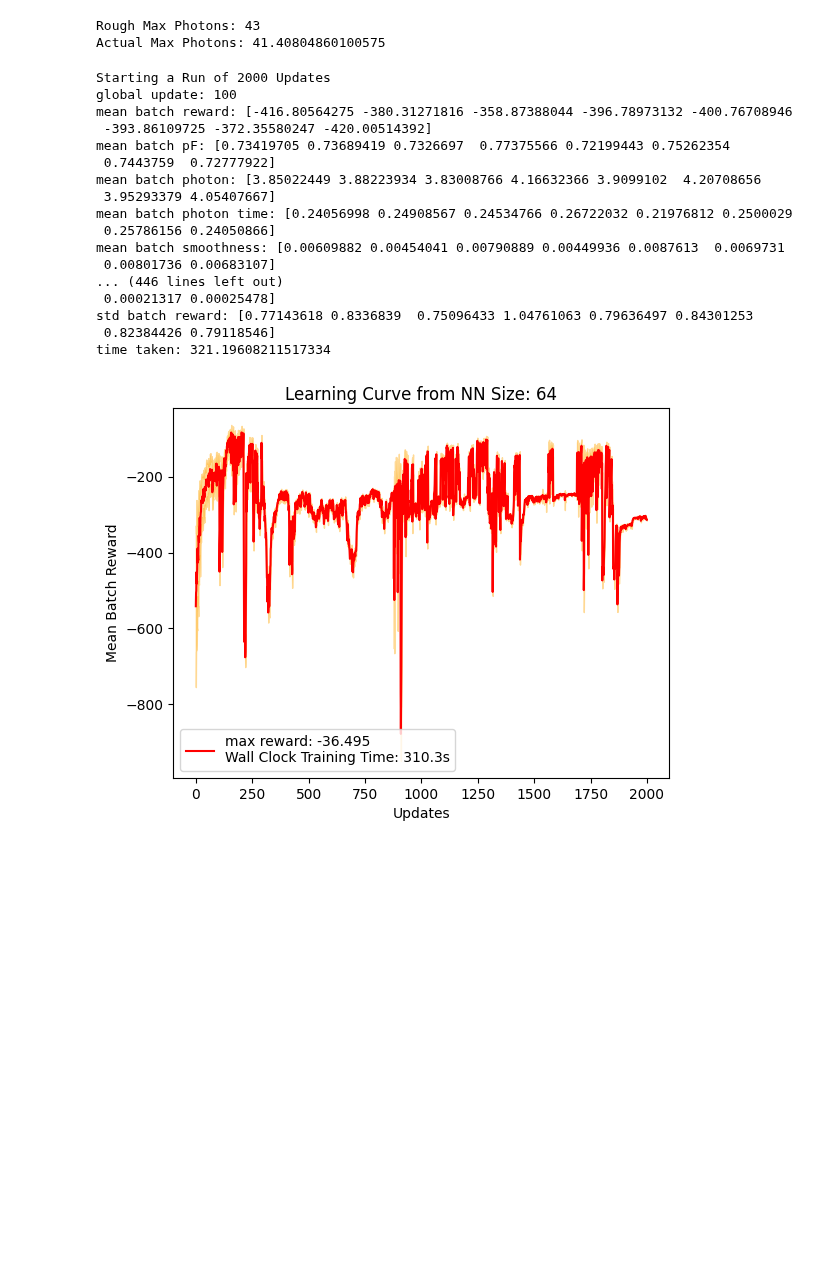
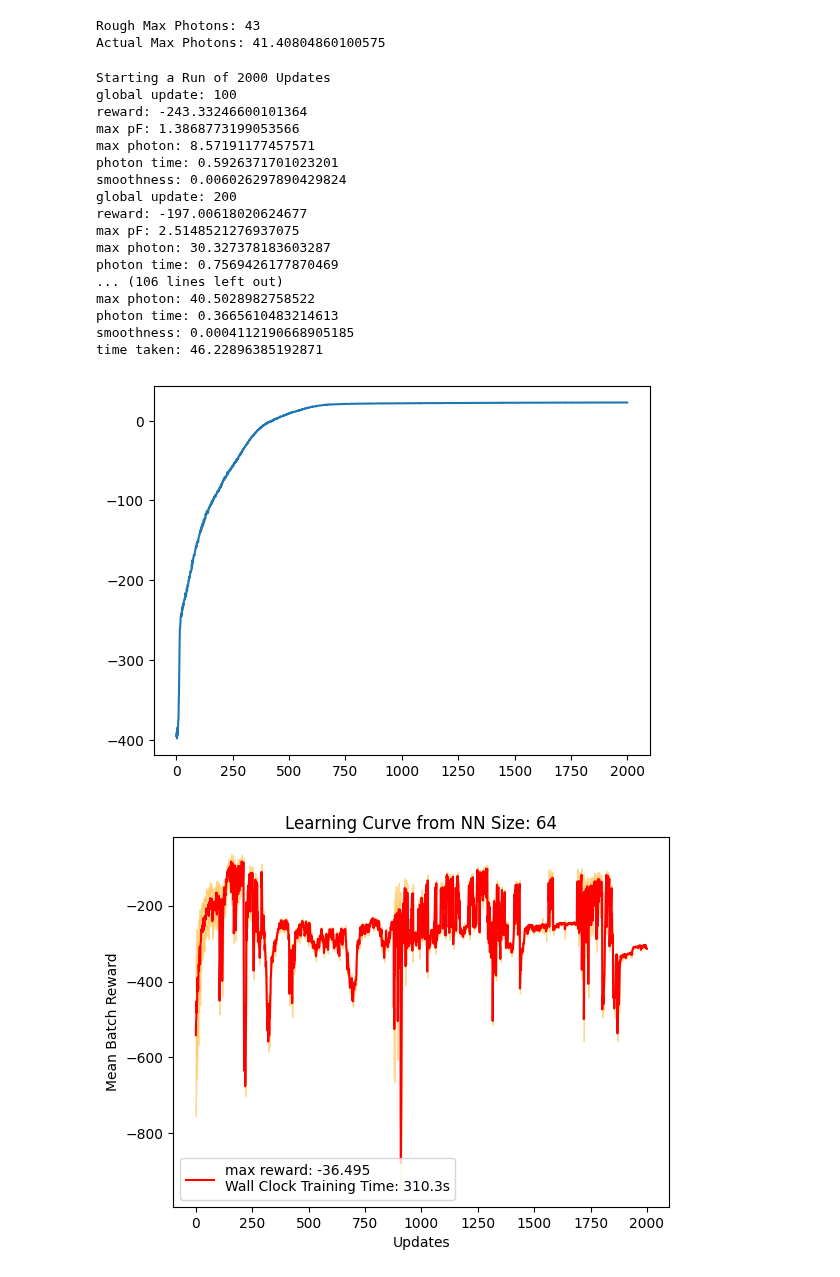
Before and after one commit to AnikenC/ReadoutWithRL, a Jupyter notebook: readoutWithRL/MLControl/ppo_example.ipynb, the cells around one changed output. Drawn from its saved outputs; the diff is of its cells as text; code cells hidden in the pictures; blank space fills up the shorter version.

```diff
--- a/readoutWithRL/MLControl/ppo_example.ipynb
+++ b/readoutWithRL/MLControl/ppo_example.ipynb
@@ -45,15 +45,15 @@ init_fid = 1 - 1e-4
 photon_weight = 4.0
 
 batchsize = 64
-num_envs = 8
+num_envs = 64
 num_updates = 2000
 config = {
     "LR": 3e-4,
     "NUM_ENVS": num_envs,
-    "NUM_STEPS": batchsize,
+    "NUM_STEPS": 1,
     "NUM_UPDATES": num_updates,
     "UPDATE_EPOCHS": 4,
-    "NUM_MINIBATCHES": int(batchsize * num_envs / 64),
+    "NUM_MINIBATCHES": int(num_envs / 64),
     "CLIP_EPS": 0.2,
     "VALUE_CLIP_EPS": 0.2,
     "ENT_COEF": 0.0,
@@ -61,7 +61,7 @@ config = {
     "MAX_GRAD_NORM": 0.5,
     "ACTIVATION": "relu6",
     "LAYER_SIZE": 64,
-    "ENV_NAME": "photon_langevin_readout_env",
+    "ENV_NAME": "single_langevin_env",
     "ANNEAL_LR": False,
     "DEBUG": True,
     "DEBUG_ACTION": False,
@@ -94,25 +94,25 @@ single_result = single_train(
     num_t1,
     init_fid,
     photon_weight,
-    batchsize,
+    # batchsize,
     num_envs)
 end = time.time()
 print(f"time taken: {end - start}")
 # %% [output]
 Starting a Run of 2000 Updates
 global update: 100
-mean batch reward: [-416.80564275 -380.31271816 -358.87388044 -396.78973132 -400.76708946
- -393.86109725 -372.35580247 -420.00514392]
-mean batch pF: [0.73419705 0.73689419 0.7326697  0.77375566 0.72199443 0.75262354
- 0.7443759  0.72777922]
-mean batch photon: [3.85022449 3.88223934 3.83008766 4.16632366 3.9099102  4.20708656
- 3.95293379 4.05407667]
-mean batch photon time: [0.24056998 0.24908567 0.24534766 0.26722032 0.21976812 0.2500029
- 0.25786156 0.24050866]
-mean batch smoothness: [0.00609882 0.00454041 0.00790889 0.00449936 0.0087613  0.0069731
- 0.00801736 0.00683107]
-... (446 lines left out)
- 0.00021317 0.00025478]
-std batch reward: [0.77143618 0.8336839  0.75096433 1.04761063 0.79636497 0.84301253
- 0.82384426 0.79118546]
-time taken: 321.19608211517334
+reward: -243.33246600101364
+max pF: 1.3868773199053566
+max photon: 8.57191177457571
+photon time: 0.5926371701023201
+smoothness: 0.006026297890429824
+global update: 200
+reward: -197.00618020624677
+max pF: 2.5148521276937075
+max photon: 30.327378183603287
+photon time: 0.7569426177870469
+... (106 lines left out)
+max photon: 40.5028982758522
+photon time: 0.3665610483214613
+smoothness: 0.0004112190668905185
+time taken: 46.22896385192871
@@ -136,3 +119,18 @@ std_reward = metrics["std batch reward"]
+# %%
+# Extracting Results
+
+metrics = single_result["metrics"]
+
+rewards = metrics["reward"]
+max_pFs = metrics["max pF"]
+max_photons = metrics["max photon"]
+photon_times = metrics["photon time"]
+smoothnesses = metrics["smoothness"]
+# %%
+plt.plot(jnp.mean(rewards, axis=-1))
+plt.show()
+# %% [output]
+[figure, added]
 # %%
 env_ind = 0
 update_plot = 2000
```
Also changed, not shown: parts of 1 cell of this notebook, 3 other files.
